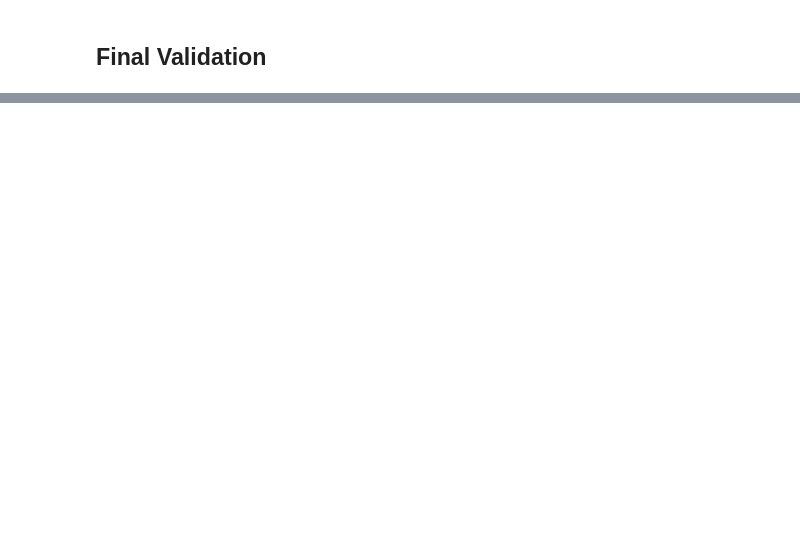
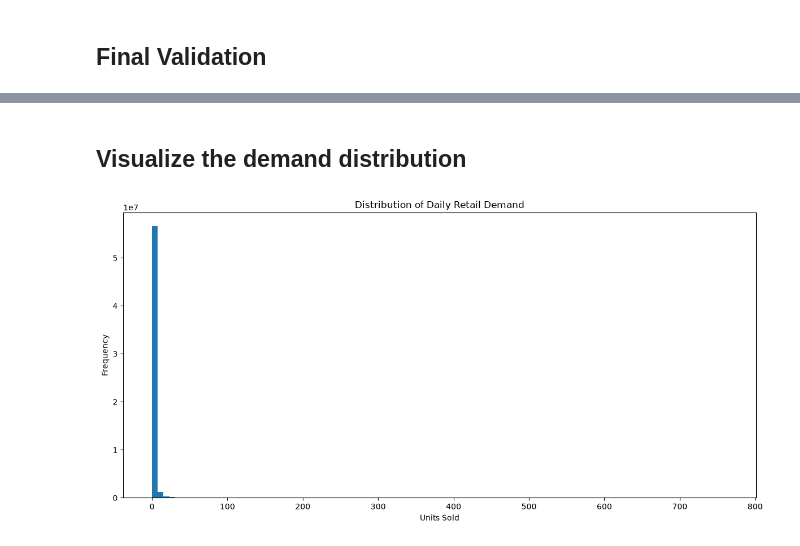
Before and after one commit to Naveeth-Nawzer/dl-assignment, a Jupyter notebook: notebooks/02_data_cleaning.ipynb, the cells around one changed output, grey strips where cells are left out. Saved outputs shown, nothing was run; the diff lists cells and outputs as text; code cells hidden in the pictures; blank space fills up the shorter version.

```diff
--- a/notebooks/02_data_cleaning.ipynb
+++ b/notebooks/02_data_cleaning.ipynb
@@ -793,0 +967,9 @@ print("\nValidation completed.")
+# %%
+sales_columns = [
+    col for col in sales_clean.columns
+    if col.startswith("d_")
+]
+
+print("Number of daily sales columns:", len(sales_columns))
+print("First 5:", sales_columns[:5])
+print("Last 5:", sales_columns[-5:])
@@ -793,0 +1068,13 @@ print("\nValidation completed.")
+# %%
+print("===== DEMAND DISTRIBUTION =====")
+
+demand_values = sales_clean[
+    sales_columns
+].to_numpy().flatten()
+
+print("Total demand observations:", len(demand_values))
+print("Minimum:", np.min(demand_values))
+print("Maximum:", np.max(demand_values))
+print("Mean:", np.mean(demand_values))
+print("Median:", np.median(demand_values))
+print("Standard deviation:", np.std(demand_values))
@@ -793,0 +1341,24 @@ print("\nValidation completed.")
+# %% [markdown]
+## Visualize the demand distribution
+# %%
+import matplotlib.pyplot as plt
+
+plt.figure(figsize=(12, 6))
+
+plt.hist(
+    demand_values,
+    bins=100
+)
+
+plt.title(
+    "Distribution of Daily Retail Demand"
+)
+
+plt.xlabel("Units Sold")
+plt.ylabel("Frequency")
+
+plt.tight_layout()
+
+plt.show()
+# %% [output]
+[figure, added]
```
Also changed, not shown: parts of 66 cells of this notebook, 3 other files.
